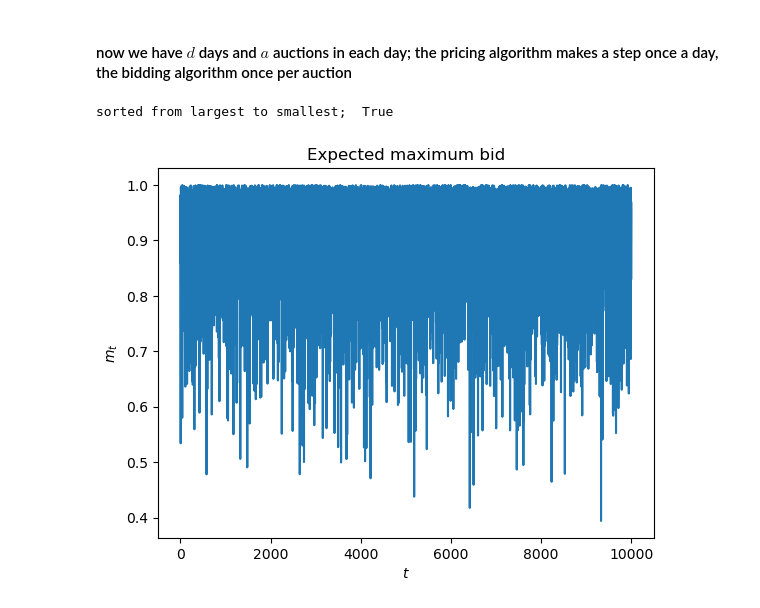
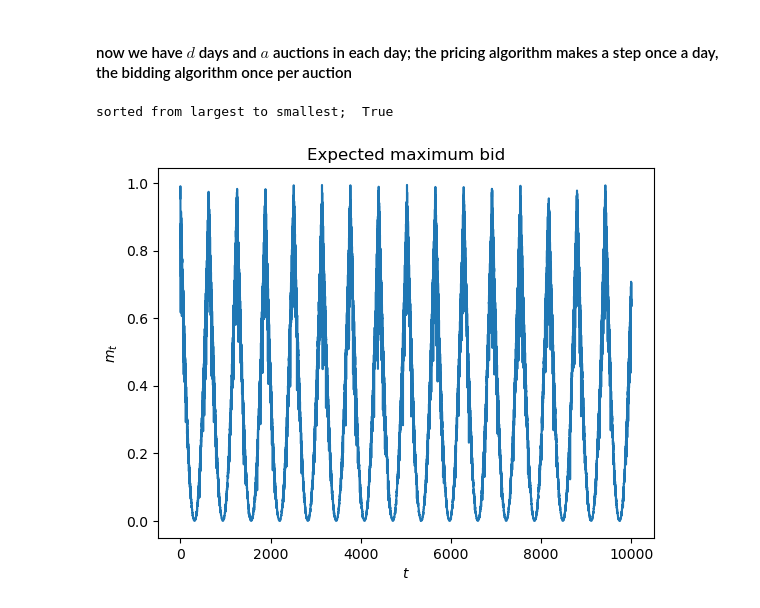
Before and after one commit to giulio8/OLA_project, a Jupyter notebook: Adversarial Environment.ipynb, the cells around one changed output. Saved outputs shown, nothing was run; the diff lists cells and outputs as text; code cells hidden in the pictures.

```diff
--- a/Adversarial Environment.ipynb
+++ b/Adversarial Environment.ipynb
@@ -463,32 +446,32 @@ expected_clairvoyant_rewards = rewards[:, best_price_index]
 # %%
 ### Adversarial Bidders
 #### interest !!
 my_valuation = 1 # valuation will be scaled by the won slot prominence
 total_auctions = days*auctions_per_day
 rho = budget/total_auctions
 
 # non-trivial scenario: competitors sample bids from a uniform with range varying over time
 pattern = lambda t: 1-np.abs(np.sin(50*t/total_auctions))
 other_bids = np.array([np.random.uniform(0, pattern(t), size = N_ADVERTISERS) for t in range(total_auctions)]).T
 # I assume that competitors may have a larger budget than mine, but they may
 # not deplete it.
 
 
 #trivial scenario: competitors sample bids from a uniform with range varying over time
-other_bids = np.array([np.random.uniform(0, 1, size = (N_ADVERTISERS)) for t in range(total_auctions)]).T # size = (N_ADVERTISERS, N_USERS)
+#other_bids = np.array([np.random.uniform(0, 1, size = (N_ADVERTISERS)) for t in range(total_auctions)]).T # size = (N_ADVERTISERS, N_USERS)
 
 m_t = other_bids.max(axis=0)
 other_bids_sorted = np.flip(np.sort(other_bids, axis=0), axis=0)
 print("sorted from largest to smallest; ", np.all(other_bids_sorted[0, :] == m_t))
 
 plt.plot(m_t)
 plt.title('Expected maximum bid')
 plt.xlabel('$t$')
 plt.ylabel('$m_t$')
 plt.show()
 # %% [output]
 sorted from largest to smallest;  True
-[figure, old version]
+[figure, new version]
 # %%
 # multiple slots
 def get_slot_won(bid, sorted_bids, n_slots):
```
Also changed, not shown: parts of 4 cells of this notebook, 2 other files.
